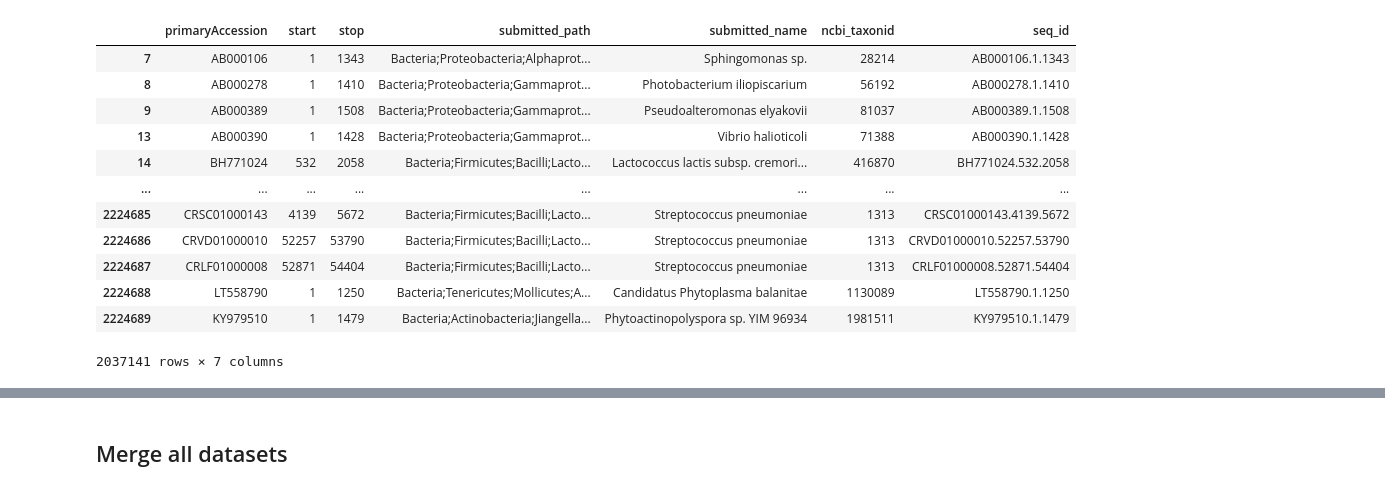
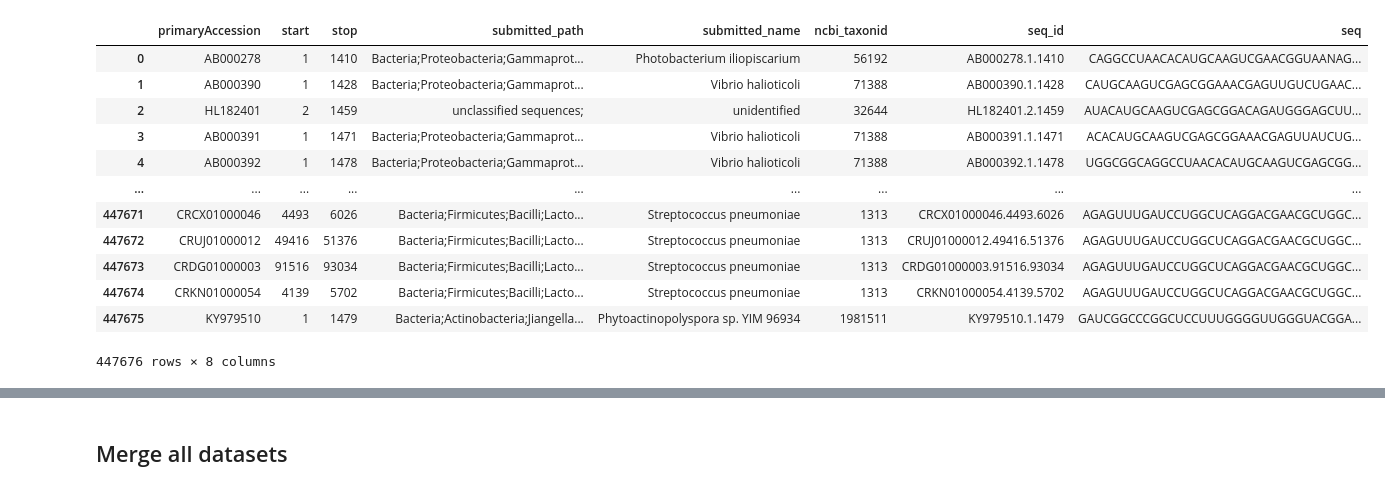
Before and after one commit to giovannellilab/media-prediction, a Jupyter notebook: notebooks/Ghostbusters.ipynb, the cells around one changed output, grey strips where cells are left out. Drawn from its saved outputs; the diff is of its cells as text; code cells hidden in the pictures.

```diff
--- a/notebooks/Ghostbusters.ipynb
+++ b/notebooks/Ghostbusters.ipynb
@@ -43,35 +62,50 @@ print(
 # %%
 silva_taxmap = pd.read_table(
     os.path.join(
         DATA_DIR,
         "silva",
         "taxmap_embl-ebi_ena_ssu_ref_138.2.txt"
     )
 )
 
 # Discard eukaryotes
 silva_taxmap = silva_taxmap[
     ~silva_taxmap["submitted_path"].str.startswith("Eukaryota;")
 ]
 
 # Create sequence ID for matching with FASTA file
 silva_taxmap["seq_id"] = \
     silva_taxmap["primaryAccession"] + "." + \
     silva_taxmap["start"].astype(str) + "." + \
     silva_taxmap["stop"].astype(str)
 
+silva_seqs = get_seqs(
+    os.path.join(
+        DATA_DIR,
+        "silva",
+        "SILVA_138.2_SSURef_NR99_tax_silva.fasta"
+    )
+)
+
+# Add SILVA sequences
+silva_taxmap = pd.merge(
+    left=silva_taxmap,
+    right=silva_seqs,
+    on="seq_id",
+    how="inner"
+)
 silva_taxmap
 # %% [output]
-|  | primaryAccession | start | stop | submitted_path | submitted_name | ncbi_taxonid | seq_id |
-| 7 | AB000106 | 1 | 1343 | Bacteria;Proteobacteria;Alphaprot... | Sphingomonas sp. | 28214 | AB000106.1.1343 |
-| 8 | AB000278 | 1 | 1410 | Bacteria;Proteobacteria;Gammaprot... | Photobacterium iliopiscarium | 56192 | AB000278.1.1410 |
-| 9 | AB000389 | 1 | 1508 | Bacteria;Proteobacteria;Gammaprot... | Pseudoalteromonas elyakovii | 81037 | AB000389.1.1508 |
-| 13 | AB000390 | 1 | 1428 | Bacteria;Proteobacteria;Gammaprot... | Vibrio halioticoli | 71388 | AB000390.1.1428 |
-| 14 | BH771024 | 532 | 2058 | Bacteria;Firmicutes;Bacilli;Lacto... | Lactococcus lactis subsp. cremori... | 416870 | BH771024.532.2058 |
-| ... | ... | ... | ... | ... | ... | ... | ... |
-| 2224685 | CRSC01000143 | 4139 | 5672 | Bacteria;Firmicutes;Bacilli;Lacto... | Streptococcus pneumoniae | 1313 | CRSC01000143.4139.5672 |
-| 2224686 | CRVD01000010 | 52257 | 53790 | Bacteria;Firmicutes;Bacilli;Lacto... | Streptococcus pneumoniae | 1313 | CRVD01000010.52257.53790 |
-| 2224687 | CRLF01000008 | 52871 | 54404 | Bacteria;Firmicutes;Bacilli;Lacto... | Streptococcus pneumoniae | 1313 | CRLF01000008.52871.54404 |
-| 2224688 | LT558790 | 1 | 1250 | Bacteria;Tenericutes;Mollicutes;A... | Candidatus Phytoplasma balanitae | 1130089 | LT558790.1.1250 |
-| 2224689 | KY979510 | 1 | 1479 | Bacteria;Actinobacteria;Jiangella... | Phytoactinopolyspora sp. YIM 96934 | 1981511 | KY979510.1.1479 |
+|  | primaryAccession | start | stop | submitted_path | submitted_name | ncbi_taxonid | seq_id | seq |
+| 0 | AB000278 | 1 | 1410 | Bacteria;Proteobacteria;Gammaprot... | Photobacterium iliopiscarium | 56192 | AB000278.1.1410 | CAGGCCUAACACAUGCAAGUCGAACGGUAANAG... |
+| 1 | AB000390 | 1 | 1428 | Bacteria;Proteobacteria;Gammaprot... | Vibrio halioticoli | 71388 | AB000390.1.1428 | CAUGCAAGUCGAGCGGAAACGAGUUGUCUGAAC... |
+| 2 | HL182401 | 2 | 1459 | unclassified sequences; | unidentified | 32644 | HL182401.2.1459 | AUACAUGCAAGUCGAGCGGACAGAUGGGAGCUU... |
+| 3 | AB000391 | 1 | 1471 | Bacteria;Proteobacteria;Gammaprot... | Vibrio halioticoli | 71388 | AB000391.1.1471 | ACACAUGCAAGUCGAGCGGAAACGAGUUAUCUG... |
+| 4 | AB000392 | 1 | 1478 | Bacteria;Proteobacteria;Gammaprot... | Vibrio halioticoli | 71388 | AB000392.1.1478 | UGGCGGCAGGCCUAACACAUGCAAGUCGAGCGG... |
+| ... | ... | ... | ... | ... | ... | ... | ... | ... |
+| 447671 | CRCX01000046 | 4493 | 6026 | Bacteria;Firmicutes;Bacilli;Lacto... | Streptococcus pneumoniae | 1313 | CRCX01000046.4493.6026 | AGAGUUUGAUCCUGGCUCAGGACGAACGCUGGC... |
+| 447672 | CRUJ01000012 | 49416 | 51376 | Bacteria;Firmicutes;Bacilli;Lacto... | Streptococcus pneumoniae | 1313 | CRUJ01000012.49416.51376 | AGAGUUUGAUCCUGGCUCAGGACGAACGCUGGC... |
+| 447673 | CRDG01000003 | 91516 | 93034 | Bacteria;Firmicutes;Bacilli;Lacto... | Streptococcus pneumoniae | 1313 | CRDG01000003.91516.93034 | AGAGUUUGAUCCUGGCUCAGGACGAACGCUGGC... |
+| 447674 | CRKN01000054 | 4139 | 5702 | Bacteria;Firmicutes;Bacilli;Lacto... | Streptococcus pneumoniae | 1313 | CRKN01000054.4139.5702 | AGAGUUUGAUCCUGGCUCAGGACGAACGCUGGC... |
+| 447675 | KY979510 | 1 | 1479 | Bacteria;Actinobacteria;Jiangella... | Phytoactinopolyspora sp. YIM 96934 | 1981511 | KY979510.1.1479 | GAUCGGCCCGGCUCCUUUGGGGUUGGGUACGGA... |
-2037141 rows × 7 columns
+447676 rows × 8 columns
```
Also changed, not shown: parts of 13 cells of this notebook.
